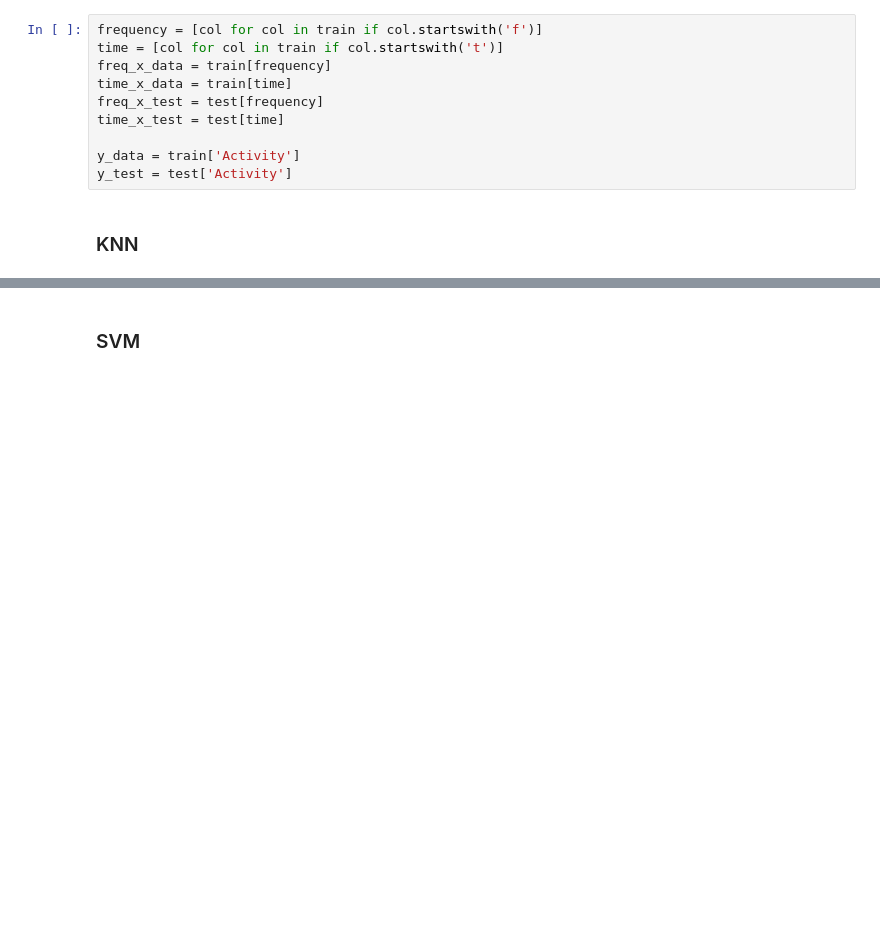
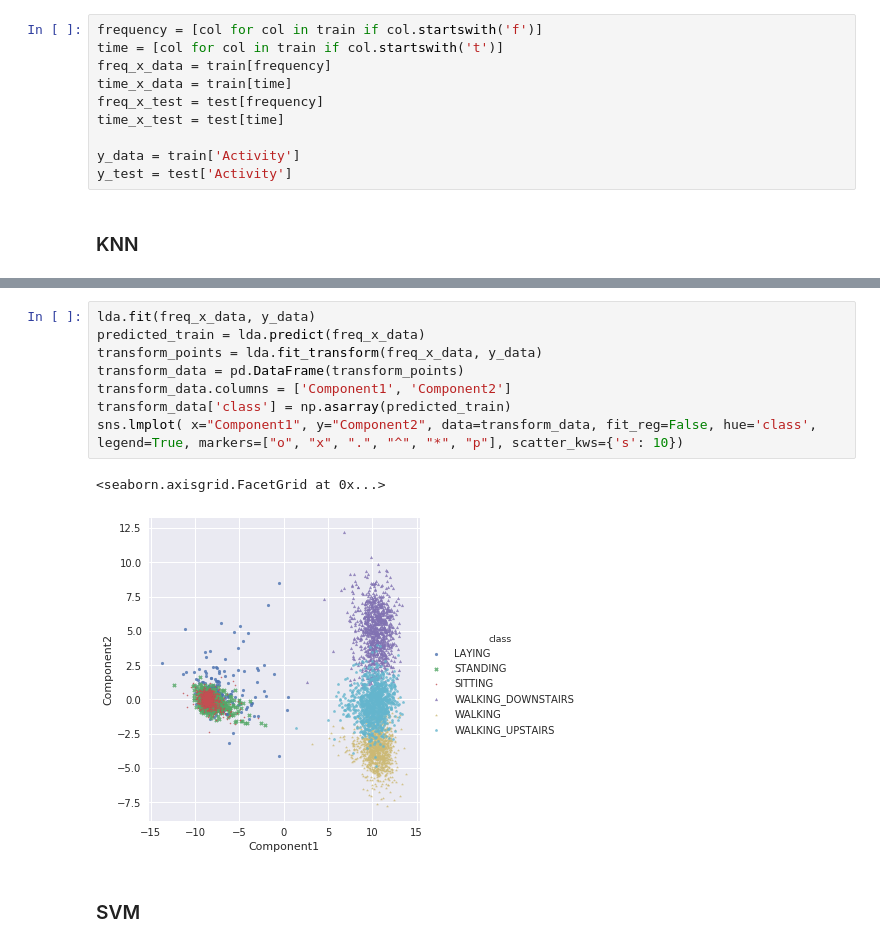
Before and after one commit to prava-d/Data-Science-Final, a Jupyter notebook: DSFinal.ipynb, the cells around one changed output, grey strips where cells are left out. Drawn from its saved outputs; the diff is of its cells as text; blank space fills up the shorter version.

```diff
--- a/DSFinal.ipynb
+++ b/DSFinal.ipynb
@@ -97,3 +166,14 @@ print(sk.metrics.accuracy_score(y_test, pred))
+# %%
+lda.fit(freq_x_data, y_data)
+predicted_train = lda.predict(freq_x_data)
+transform_points = lda.fit_transform(freq_x_data, y_data)
+transform_data = pd.DataFrame(transform_points)
+transform_data.columns = ['Component1', 'Component2']
+transform_data['class'] = np.asarray(predicted_train)
+sns.lmplot( x="Component1", y="Component2", data=transform_data, fit_reg=False, hue='class', legend=True, markers=["o", "x", ".", "^", "*", "p"], scatter_kws={'s': 10})
+# %% [output]
+<seaborn.axisgrid.FacetGrid at 0x...>
+[figure, added]
 # %% [markdown]
 ### SVM
 # %%
```
Also changed, not shown: parts of 21 cells of this notebook.
